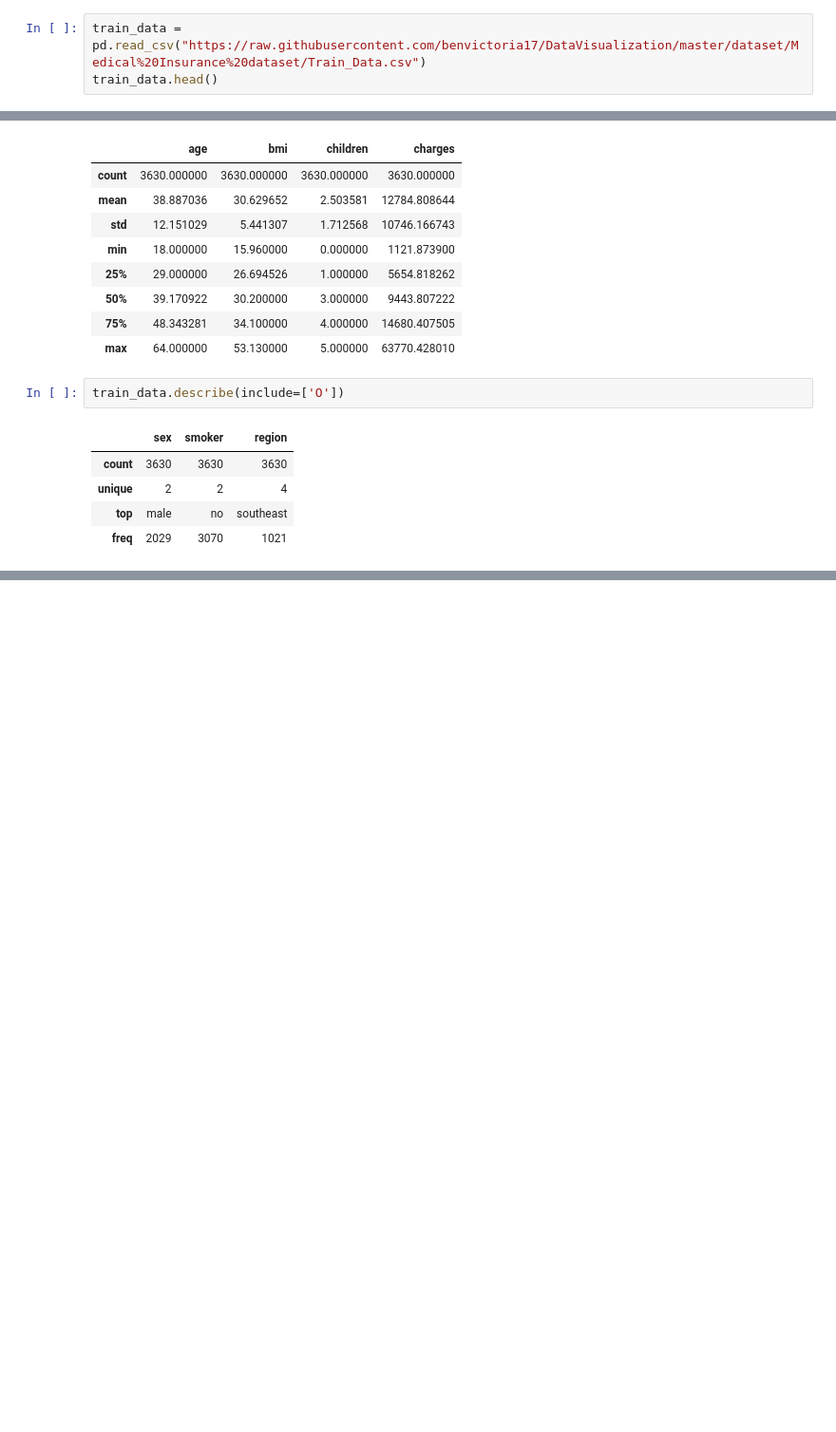
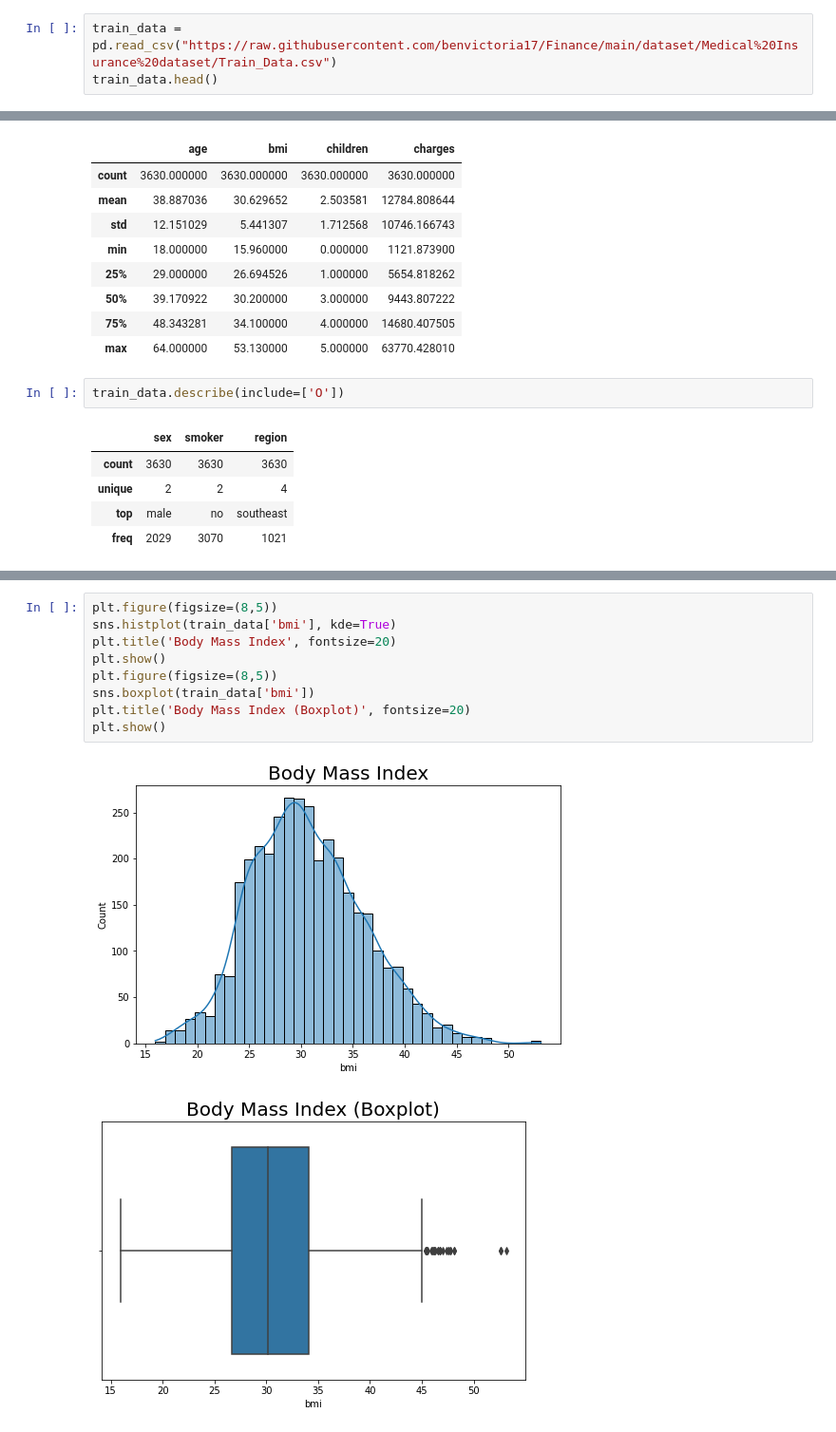
Before and after one commit to benvictoria17/Finance, a Jupyter notebook: ⚕️Medical Insurance Cost Prediction⚕️.ipynb, the cells around one changed output, grey strips where cells are left out. Shown at 95% size. Drawn from its saved outputs; the diff is of its cells as text; blank space fills up the shorter version.

```diff
--- a/⚕️Medical Insurance Cost Prediction⚕️.ipynb
+++ b/⚕️Medical Insurance Cost Prediction⚕️.ipynb
@@ -4,7 +4,7 @@ import numpy as np
 import matplotlib.pyplot as plt
 import seaborn as sns
 # %%
-train_data = pd.read_csv("https://raw.githubusercontent.com/benvictoria17/DataVisualization/master/dataset/Medical%20Insurance%20dataset/Train_Data.csv")
+train_data = pd.read_csv("https://raw.githubusercontent.com/benvictoria17/Finance/main/dataset/Medical%20Insurance%20dataset/Train_Data.csv")
 train_data.head()
 # %% [output]
 |  | age | sex | bmi | smoker | region | children | charges |
@@ -73,2 +94,14 @@ plt.show()
+# %%
+plt.figure(figsize=(8,5))
+sns.histplot(train_data['bmi'], kde=True)
+plt.title('Body Mass Index', fontsize=20)
+plt.show()
+plt.figure(figsize=(8,5))
+sns.boxplot(train_data['bmi'])
+plt.title('Body Mass Index (Boxplot)', fontsize=20)
+plt.show()
+# %% [output]
+[figure, added]
+[figure, added]
 # %%
 plt.figure(figsize=(8,5))
```
Also changed, not shown: parts of 21 cells of this notebook.
